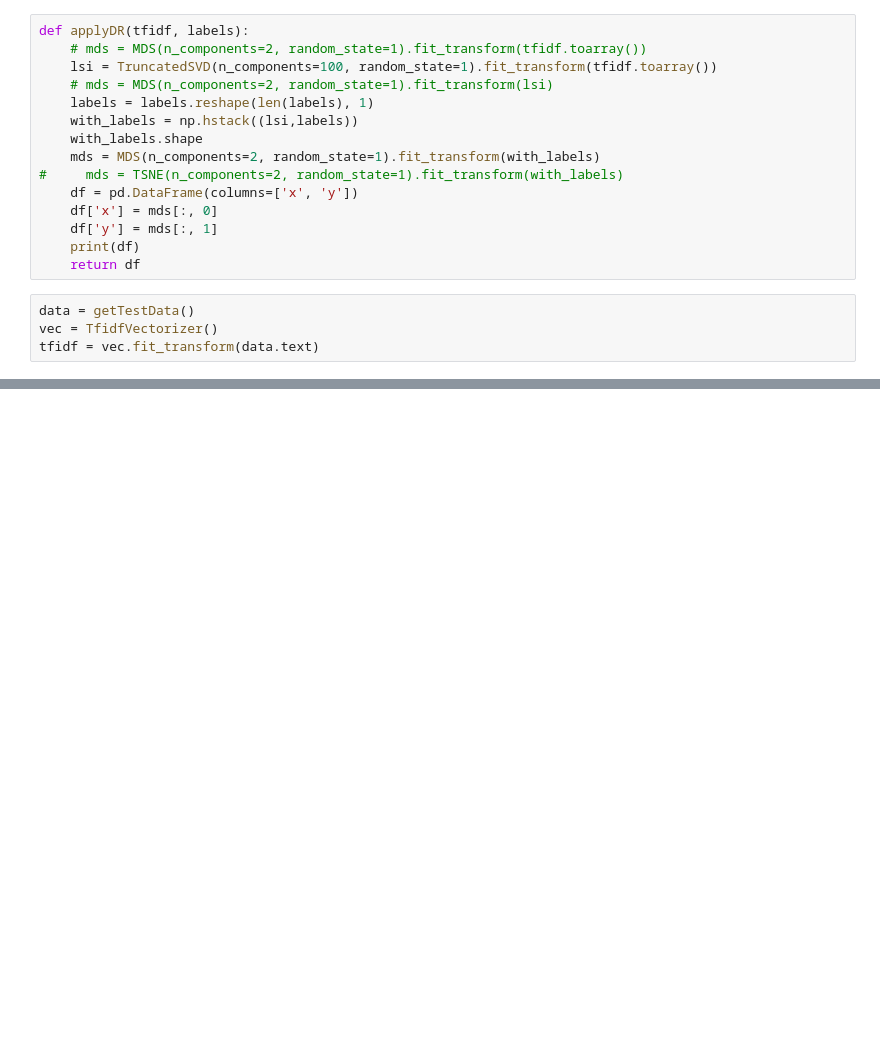
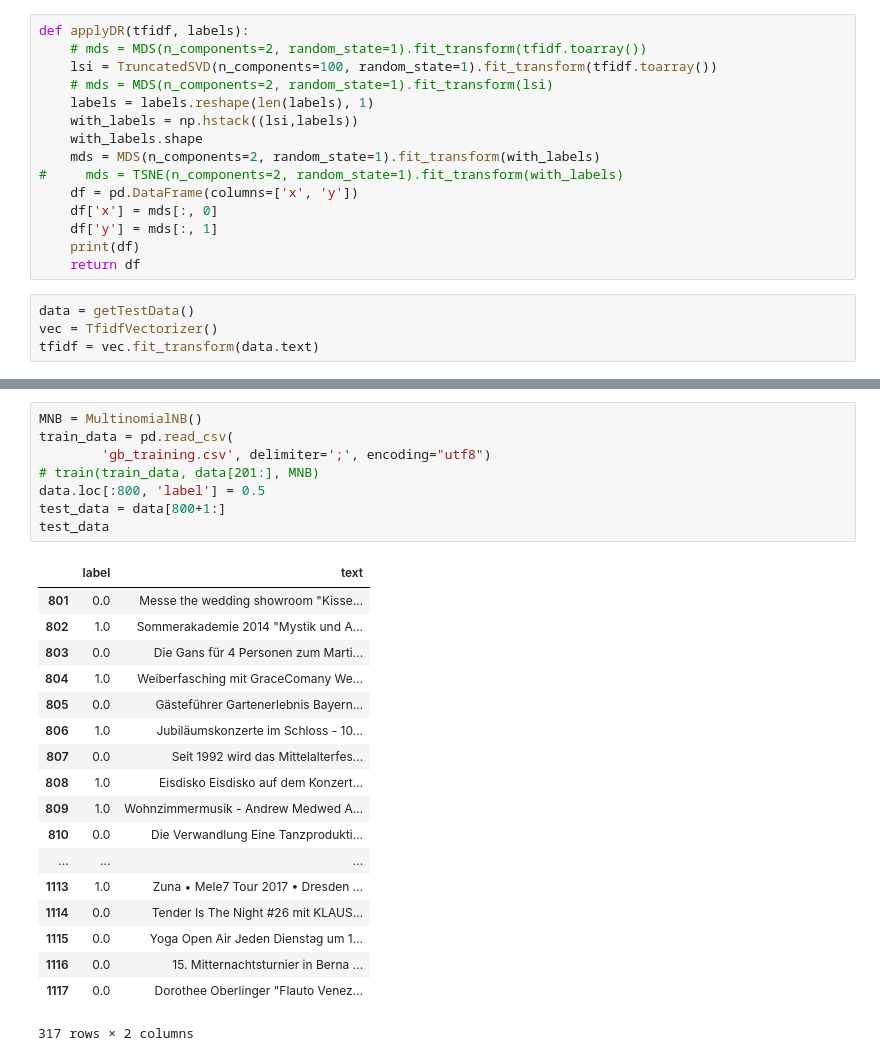
Before and after one commit to visualengineers/glyphboard, a Jupyter notebook: mlbackend/DR.ipynb, the cells around one changed output, grey strips where cells are left out. Cells and saved outputs as stored; diff of their text form; blank space fills up the shorter version.

```diff
--- a/mlbackend/DR.ipynb
+++ b/mlbackend/DR.ipynb
@@ -177,2 +173,29 @@ print('done')
 Writing positions...
 done
+# %%
+MNB = MultinomialNB()
+train_data = pd.read_csv(
+        'gb_training.csv', delimiter=';', encoding="utf8")
+# train(train_data, data[201:], MNB)
+data.loc[:800, 'label'] = 0.5
+test_data = data[800+1:]
+test_data
+# %% [output]
+|  | label | text |
+| 801 | 0.0 | Messe the wedding showroom "Kisse... |
+| 802 | 1.0 | Sommerakademie 2014 "Mystik und A... |
+| 803 | 0.0 | Die Gans für 4 Personen zum Marti... |
+| 804 | 1.0 | Weiberfasching mit GraceComany We... |
+| 805 | 0.0 | Gästeführer Gartenerlebnis Bayern... |
+| 806 | 1.0 | Jubiläumskonzerte im Schloss - 10... |
+| 807 | 0.0 | Seit 1992 wird das Mittelalterfes... |
+| 808 | 1.0 | Eisdisko Eisdisko auf dem Konzert... |
+| 809 | 1.0 | Wohnzimmermusik - Andrew Medwed A... |
+| 810 | 0.0 | Die Verwandlung Eine Tanzprodukti... |
+| ... | ... | ... |
+| 1113 | 1.0 | Zuna • Mele7 Tour 2017 • Dresden ... |
+| 1114 | 0.0 | Tender Is The Night #26 mit KLAUS... |
+| 1115 | 0.0 | Yoga Open Air Jeden Dienstag um 1... |
+| 1116 | 0.0 | 15. Mitternachtsturnier in Berna ... |
+| 1117 | 0.0 | Dorothee Oberlinger "Flauto Venez... |
+317 rows × 2 columns
```
Also changed, not shown: parts of 8 cells of this notebook, 9 other files.
